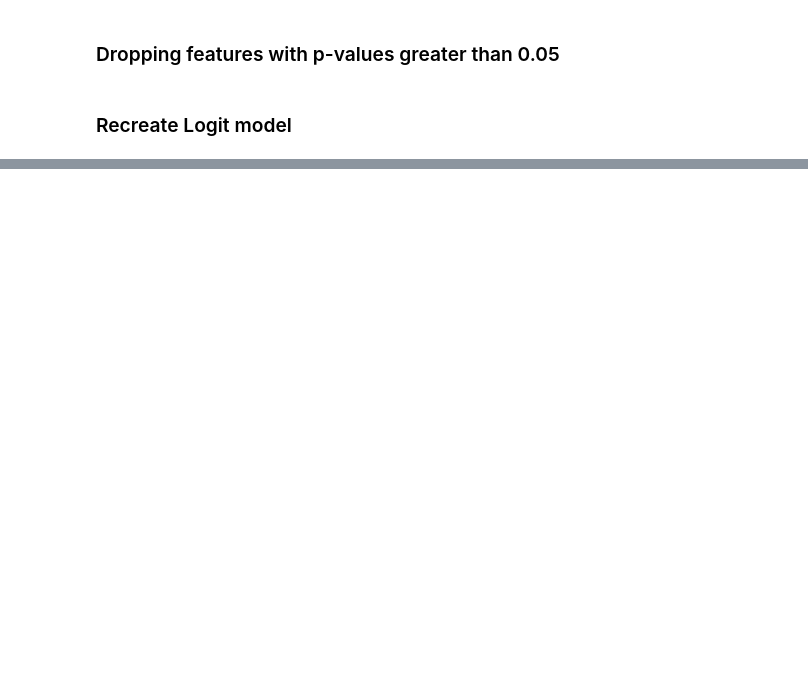
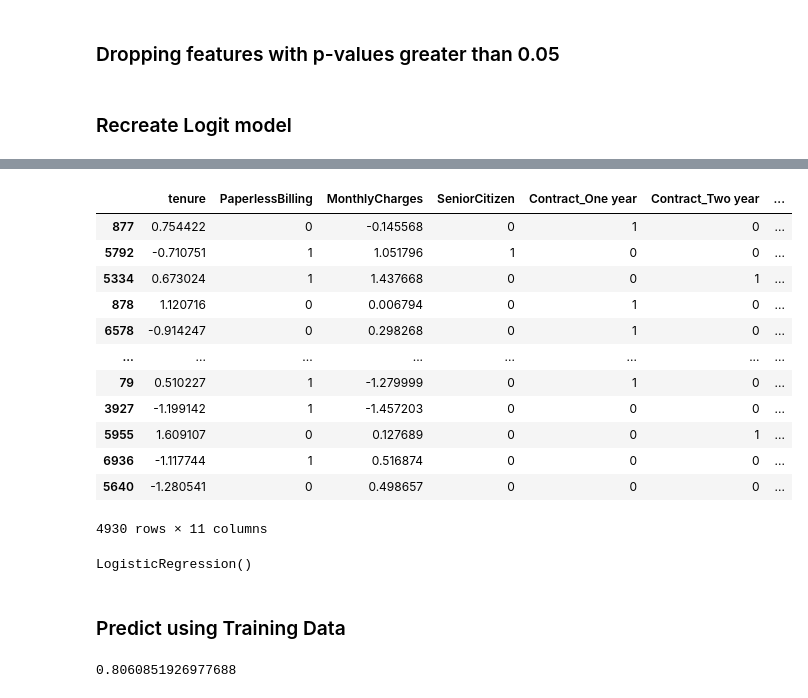
Before and after one commit to asa1997/CarPricePrediction, a Jupyter notebook: Telecom_Customer_Churn/Telecom_CustomerChurn.ipynb, the cells around one changed output, grey strips where cells are left out. Drawn from its saved outputs; the diff is of its cells as text; code cells hidden in the pictures; blank space fills up the shorter version.

```diff
--- a/Telecom_Customer_Churn/Telecom_CustomerChurn.ipynb
+++ b/Telecom_Customer_Churn/Telecom_CustomerChurn.ipynb
@@ -683,0 +696,24 @@ Logit Regression Results
+# %%
+X_train_1 = X_train[cols_model] # Using X_train to match the example
+X_train_1
+# %% [output]
+|  | tenure | PaperlessBilling | MonthlyCharges | SeniorCitizen | Contract_One year | Contract_Two year | ... |
+| 877 | 0.754422 | 0 | -0.145568 | 0 | 1 | 0 | ... |
+| 5792 | -0.710751 | 1 | 1.051796 | 1 | 0 | 0 | ... |
+| 5334 | 0.673024 | 1 | 1.437668 | 0 | 0 | 1 | ... |
+| 878 | 1.120716 | 0 | 0.006794 | 0 | 1 | 0 | ... |
+| 6578 | -0.914247 | 0 | 0.298268 | 0 | 1 | 0 | ... |
+| ... | ... | ... | ... | ... | ... | ... | ... |
+| 79 | 0.510227 | 1 | -1.279999 | 0 | 1 | 0 | ... |
+| 3927 | -1.199142 | 1 | -1.457203 | 0 | 0 | 0 | ... |
+| 5955 | 1.609107 | 0 | 0.127689 | 0 | 0 | 1 | ... |
+| 6936 | -1.117744 | 1 | 0.516874 | 0 | 0 | 0 | ... |
+| 5640 | -1.280541 | 0 | 0.498657 | 0 | 0 | 0 | ... |
+4930 rows × 11 columns
+# %%
+logreg = LogisticRegression()
+logreg.fit(X_train_1, y_train)
+# %% [output]
+LogisticRegression()
+# %% [markdown]
+### Predict using Training Data
@@ -683,0 +722,7 @@ Logit Regression Results
+# %%
+import sklearn.metrics
+
+
+sklearn.metrics.accuracy_score(y_train, y_train_pred)
+# %% [output]
+0.8060851926977688
```
Also changed, not shown: parts of 8 cells of this notebook.
